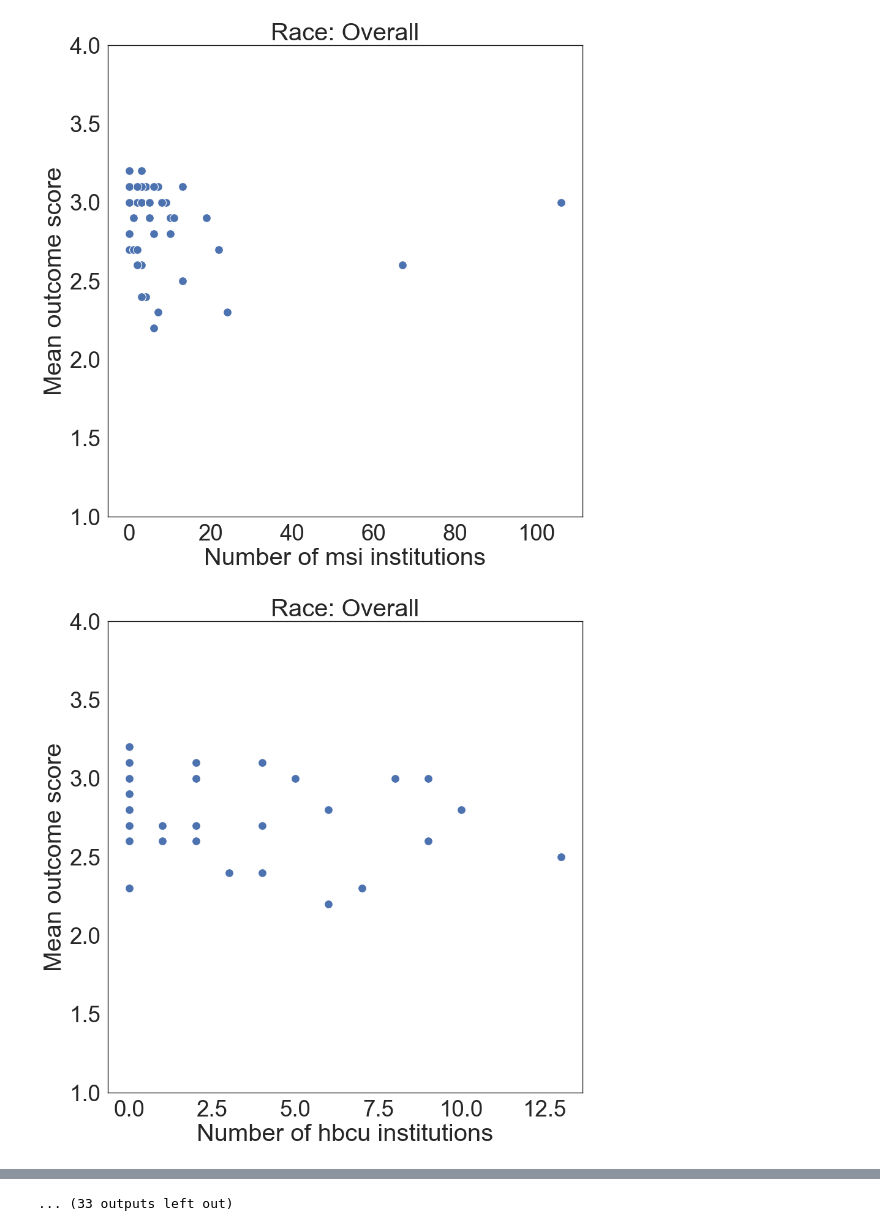
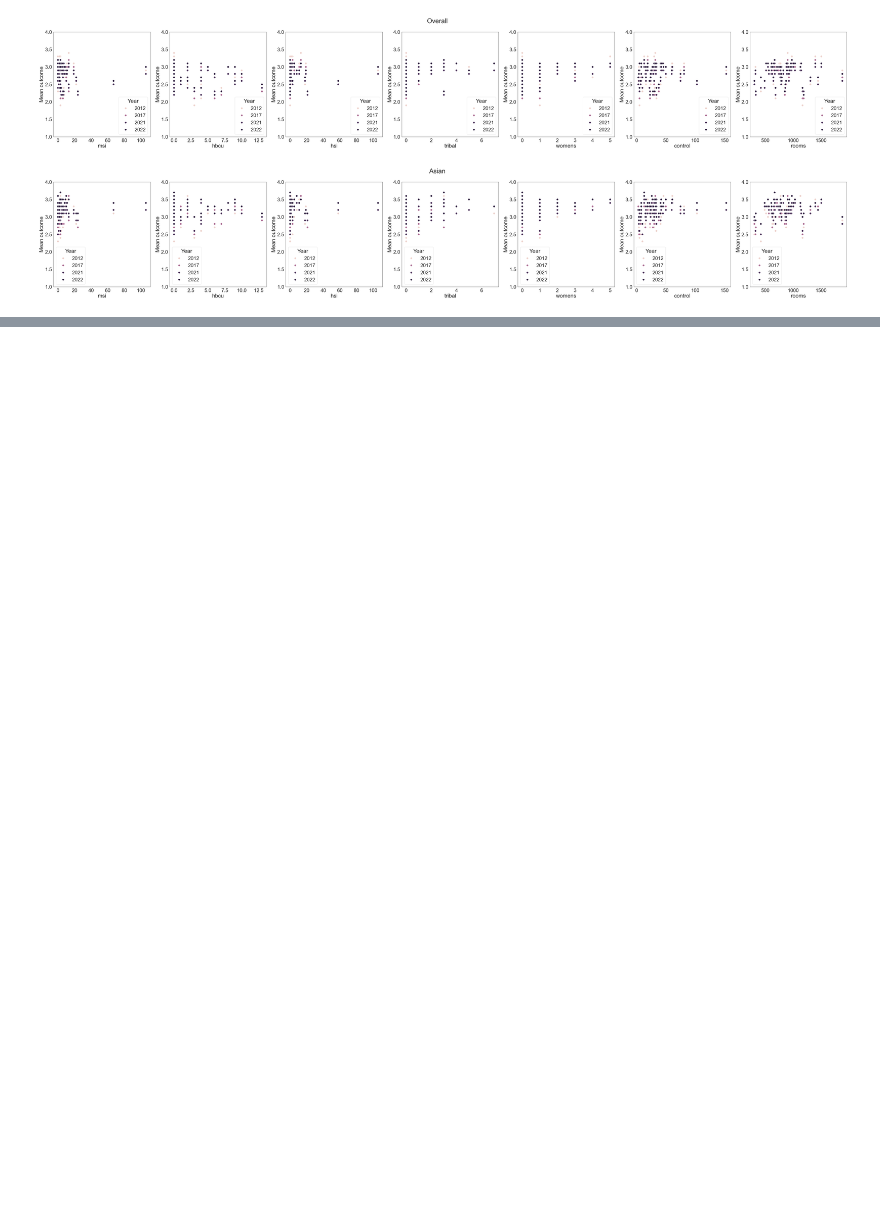
Before and after one commit to mcelhens/AP-Outcomes-to-University-Metrics, a Jupyter notebook: Minority_considerations.ipynb, the cells around one changed output, grey strips where cells are left out. Cells and saved outputs as stored; diff of their text form; code cells hidden in the pictures; blank space fills up the shorter version.

Commit message:
Relimited the Carnegie dataset Built datalimiters into a proper notebook Built data for georgia with reduction to county data and loader for all years Cleaned code and grammar

```diff
--- a/Minority_considerations.ipynb
+++ b/Minority_considerations.ipynb
@@ -28,0 +21,12 @@ HBCU, HSI, MSI (HBCU, HSI, TRIBAL), TRIBAL, WOMENS
+# %%
+# Aggregating Years
+
+outcomes_2012['Year']=2012
+outcomes_2017['Year']=2017
+outcomes_2021['Year']=2021
+outcomes_2022['Year']=2022
+outcomes=pd.concat([outcomes_2012,outcomes_2017,outcomes_2021,outcomes_2022])
+minorities_ap=['Overall', 'Asian', 'Hispanic/Latino', 'White',
+       'Black or African American', 'Native American or Alaska Native',
+       'Native Hawaiian or other Pacific Islander', 'Two or More Races',
+       'No Response']
@@ -29,4 +40,5 @@ HBCU, HSI, MSI (HBCU, HSI, TRIBAL), TRIBAL, WOMENS
 # %%
+# Prepare Categorical Summation
 carnegie_states_summed=[]
 for state in states_abbrv['stabbr']:
     carnegie_states_summed.append([state,
@@ -34,5 +46,7 @@ for state in states_abbrv['stabbr']:
     carnegie['hbcu'].loc[carnegie['stabbr']==state].sum(),
     carnegie['hsi'].loc[carnegie['stabbr']==state].sum(),
     carnegie['tribal'].loc[carnegie['stabbr']==state].sum(),
-    carnegie['womens'].loc[carnegie['stabbr']==state].sum()])
-carnegie_states_summed=pd.DataFrame(carnegie_states_summed,columns=['stabbr','msi','hbcu','hsi','tribal','womens'])
+    carnegie['womens'].loc[carnegie['stabbr']==state].sum(),
+    carnegie['control'].loc[carnegie['stabbr']==state].loc[carnegie['control']==1].sum(),
+    carnegie['rooms'].loc[carnegie['stabbr']==state].mean()])
+carnegie_states_summed=pd.DataFrame(carnegie_states_summed,columns=['stabbr','msi','hbcu','hsi','tribal','womens','control','rooms'])
@@ -78,3 +53,6 @@ full_ap_keys=minorities_ap+keys_availability+keys_participation
 # %%
-outcomes_ap_carnegie=pd.merge(outcomes_2022,carnegie_states_summed,on='stabbr')
+outcomes_ap_carnegie=pd.merge(outcomes,carnegie_states_summed,on='stabbr')
 outcomes_ap_carnegie=outcomes_ap_carnegie.replace('**',np.nan)
+outcomes_ap_carnegie=outcomes_ap_carnegie.dropna()
+outcomes_ap_carnegie=outcomes_ap_carnegie.loc[outcomes_ap_carnegie['Race']!='Two or More Races']
+outcomes_ap_carnegie=outcomes_ap_carnegie.loc[outcomes_ap_carnegie['Race']!= 'Native Hawaiian or other Pacific Islander']
@@ -94,14 +68,23 @@ plt.show()
 # %%
+i=0
+
 for race in minorities_ap:
+    if race in ['Two or More Races','Native Hawaiian or other Pacific Islander','No Response']: continue
+    j=0
+    fig, axes=plt.subplots(1,len(carnegie_states_summed.keys())-1,figsize=(75,10))
+
     for category in carnegie_states_summed:
         if category=='stabbr': continue # skip state key
-        sns.scatterplot(data=outcomes_ap_carnegie.loc[outcomes_ap_carnegie['State']!='National'].loc[outcomes_ap_carnegie['Race']==race],x=category,y='Mean',s=100)
-        plt.ylim(int(outcomes_ap_carnegie['Mean'].min()),round(outcomes_ap_carnegie['Mean'].max()))
-        plt.xlabel(f'Number of {category} institutions')
-        plt.ylabel('Mean outcome score')
-        plt.title(f'Race: {race}')
-        plt.show()
+        sns.scatterplot(data=outcomes_ap_carnegie.loc[outcomes_ap_carnegie['State']!='National'].loc[outcomes_ap_carnegie['Race']==race],x=category,y='Mean',s=100,ax=axes[j],hue='Year')
+        axes[j].set_ylim(int(outcomes_ap_carnegie['Mean'].min()),round(outcomes_ap_carnegie['Mean'].max()))
+        # axes[j].set_xlim(-1,round(outcomes_ap_carnegie[category].max())+1)
+        axes[j].set_xlabel(f'{category}')
+        axes[j].set_ylabel('Mean outcome')
+        j+=1
+    fig.suptitle(f'{race}')
+    i+=1
+plt.show()
     # plt.legend(bbox_to_anchor=(1,1))
 # %% [output]
-[figure, old version]
+[figure, new version]
-[figure, old version]
+[figure, new version]
@@ -118 +94,0 @@ for race in minorities_ap:
-... (33 outputs left out)
```
Also changed, not shown: parts of 20 cells of this notebook, 6 other files.
